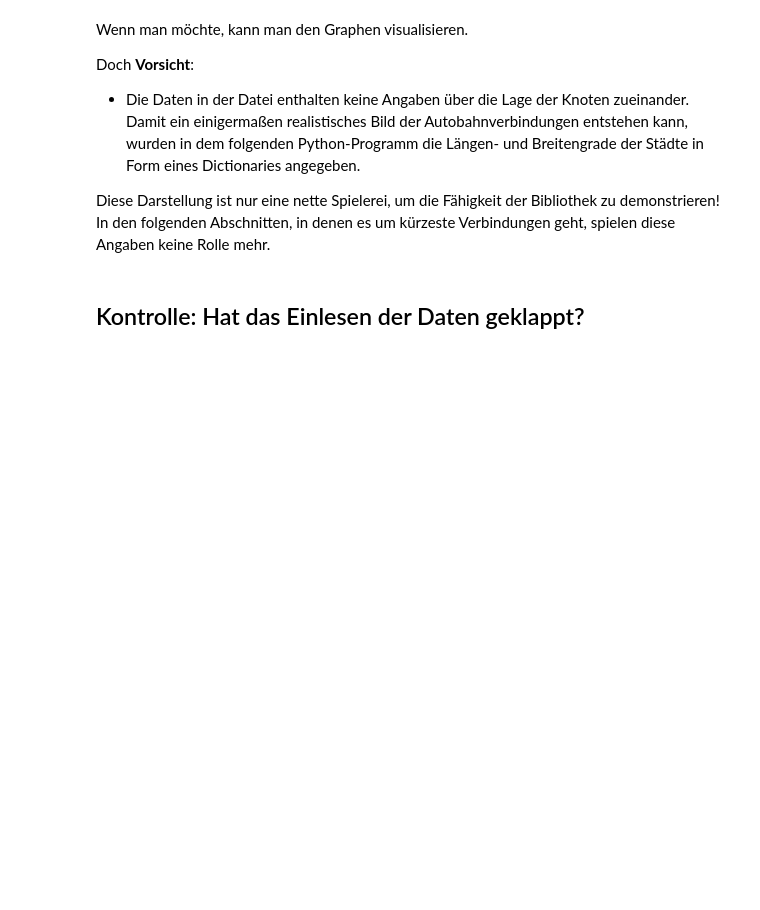
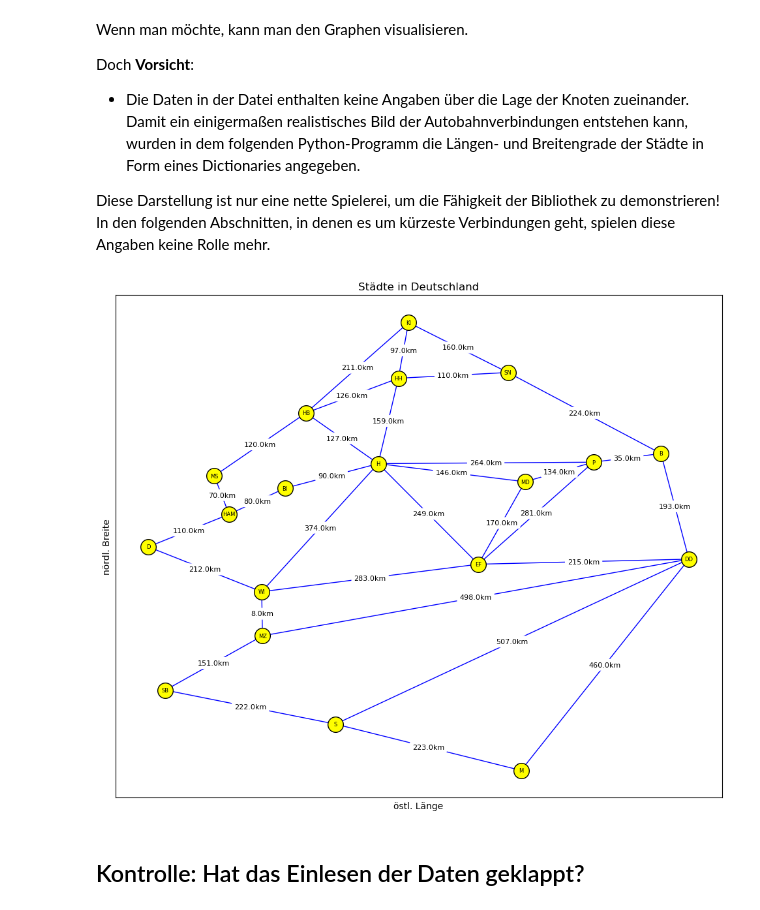
Before and after one commit to klausNetSchulbuch/GraphWithPython, a Jupyter notebook: Dijkstra-Lernen.ipynb, the cells around one changed output. Saved outputs shown, nothing was run; the diff lists cells and outputs as text; code cells hidden in the pictures; blank space fills up the shorter version.

```diff
--- a/Dijkstra-Lernen.ipynb
+++ b/Dijkstra-Lernen.ipynb
@@ -163,7 +175,7 @@ pos = {'KI' : (10.12, 54.32),
        'SB' : ( 6.99, 49.24),
        'S'  : ( 9.18, 48.77),
        'M'  : (11.57, 48.13),
-       'HAM': (7.81, 51.67),
+       'HAM': ( S7.81, 51.67),
 
 # Die folgenden Einträge benutzen die korrekten Werte:
 #       'P'  : (13.06, 52.39), # orig
@@ -172,10 +184,12 @@ pos = {'KI' : (10.12, 54.32),
 
 # Die folgenden Einträge benutzen leicht verschobene Werte,
 # damit sich die Knoten in der Graphik nicht überlappen!
-       'P'  : (12.90, 52.39),
+       'P'  : (12.50, 52.39),
        'MS' : ( 7.62, 52.20),
        'WI' : ( 8.23, 50.60),
       }
+
+kantenNamen = {(s,z):str(autobahn.getKantenAttribut(s,z,"gewicht")) + "km" for (s,z) in autobahn.alleKanten()}
 
 node_options = {
     "node_color": "yellow",
@@ -183,34 +197,47 @@ node_options = {
     "node_size": 290,
     "linewidths": 1,
                 }
 edge_options = {
     "edge_color": "blue",
     "width": 1,
 }
 
 label_options = {
     "font_size": 6,
     "font_color" : "black",
 }
 
+edge_label_options = {
+    "font_size": 8,
+    "font_color" : "black",
+    "label_pos" : 0.5,
+    "edge_labels" : kantenNamen,
+    "rotate" : False,
+}
 
 # nodes:
 nx.draw_networkx_nodes(autobahn, pos, **node_options)
 
 # edges:
 nx.draw_networkx_edges(autobahn, pos, **edge_options)
 
 # labels:
 nx.draw_networkx_labels(autobahn, pos, **label_options)
 
+# edge_labels:
+nx.draw_networkx_edge_labels(autobahn, pos, **edge_label_options)
+
 ax = plt.gca()
 ax.set_xlabel("östl. Länge")
 ax.set_ylabel("nördl. Breite")
 ax.set_title("Städte in Deutschland")
+ax.margins(0.01)
 
-ax.margins(0.01)
+plt.rcParams["figure.figsize"] = (12, 10)
 plt.axis("on")
 plt.show()
+# %% [output]
+[figure, added]
 # %% [markdown]
 ## Kontrolle: Hat das Einlesen der Daten geklappt?
 # %%
```
Also changed, not shown: parts of 37 cells of this notebook.
